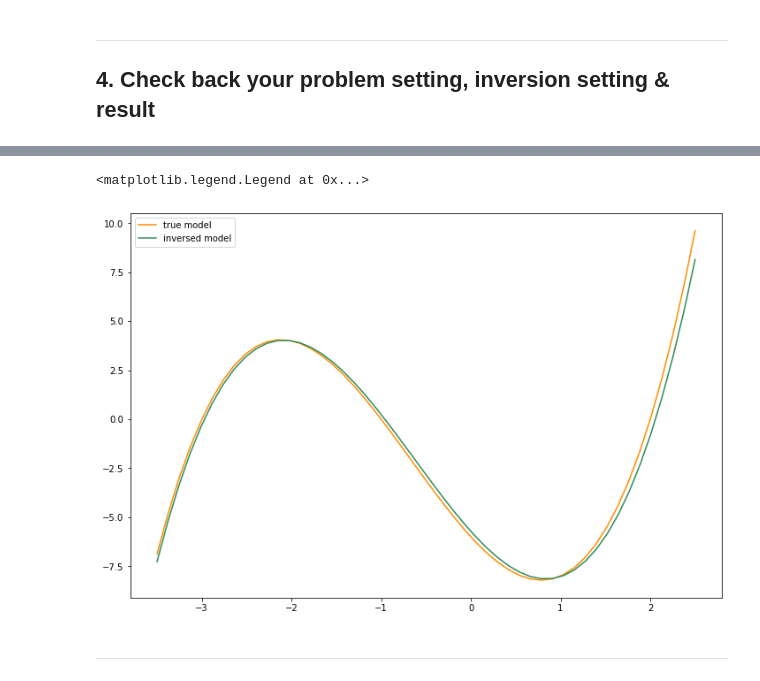
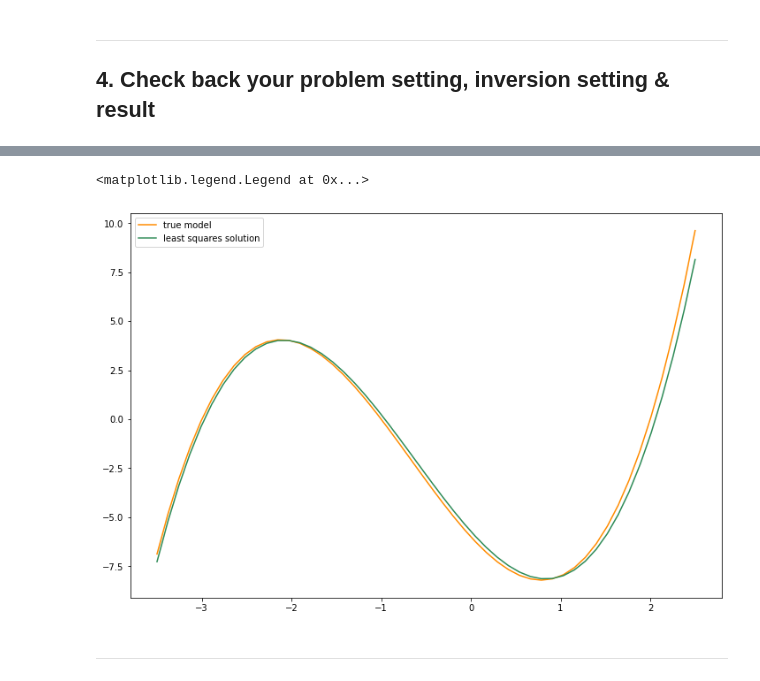
Before and after one commit to inlab-geo/espresso, a Jupyter notebook: cofi-examples/linear_regression.ipynb, the cells around one changed output, grey strips where cells are left out. Saved outputs shown, nothing was run; the diff lists cells and outputs as text; code cells hidden in the pictures.

```diff
--- a/cofi-examples/linear_regression.ipynb
+++ b/cofi-examples/linear_regression.ipynb
@@ -250,17 +250,17 @@ List of functions / properties defined:
 # %%
 y_synthetic = inv_problem.forward(inv_result.model)
 
 ############## PLOTTING ###############################################################
 _x_plot = np.linspace(-3.5,2.5)
 _G_plot = basis_func(_x_plot)
 _y_plot = _G_plot @ _m_true
 _y_synth = _G_plot @ inv_result.model
 plt.figure(figsize=(12,8))
 plt.plot(_x_plot, _y_plot, color="darkorange", label="true model")
-plt.plot(_x_plot, _y_synth, color="seagreen", label="inversed model")
+plt.plot(_x_plot, _y_synth, color="seagreen", label="least squares solution")
 plt.legend()
 # %% [output]
 <matplotlib.legend.Legend at 0x...>
-[figure, old version]
+[figure, new version]
 # %% [markdown]
 ---
```
Also changed, not shown: parts of 3 cells of this notebook.
